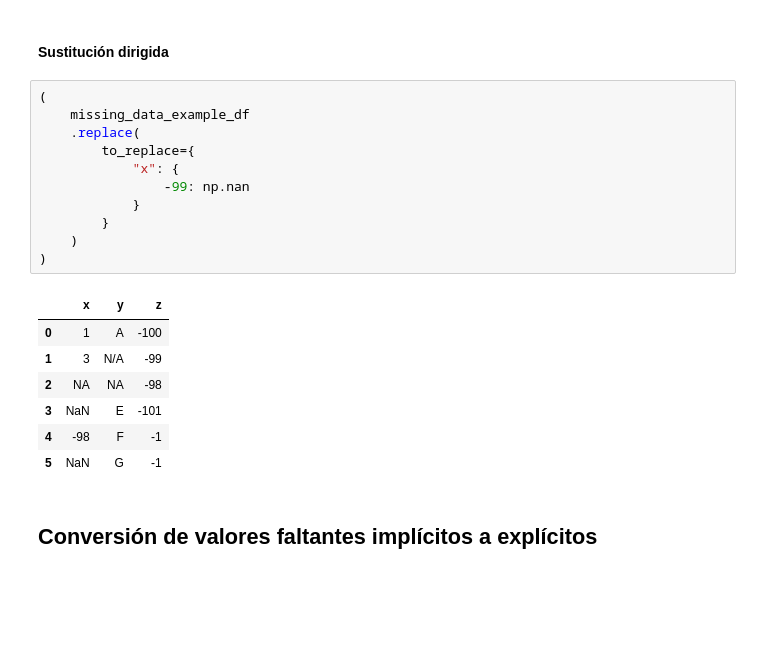
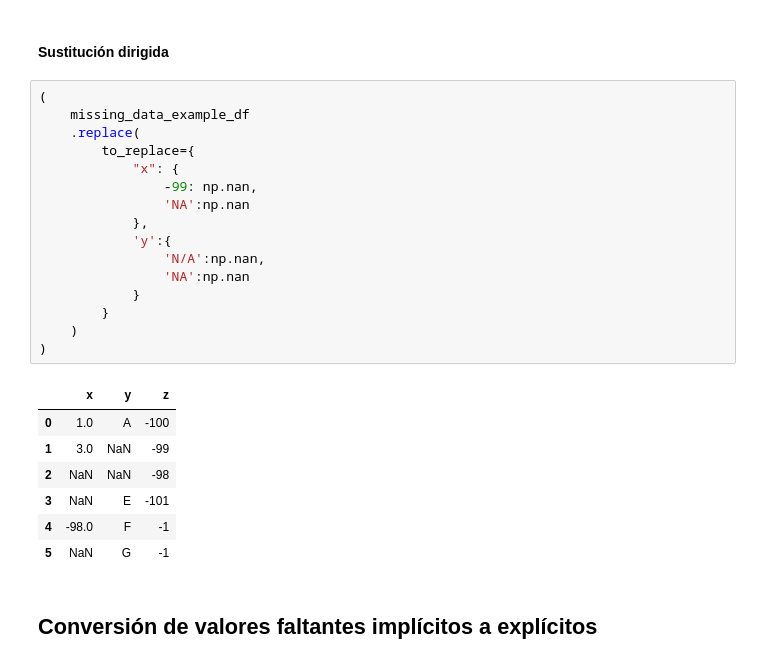
Before and after one commit to AleexSilva/Training-MissingData, a Jupyter notebook: exploration-missing-values.ipynb, the cells around one changed output. Drawn from its saved outputs; the diff is of its cells as text; blank space fills up the shorter version.

```diff
--- a/exploration-missing-values.ipynb
+++ b/exploration-missing-values.ipynb
@@ -628,21 +612,26 @@ pd.read_csv(
 # %%
 (
     missing_data_example_df
     .replace(
         to_replace={
             "x": {
-                -99: np.nan
+                -99: np.nan,
+                'NA':np.nan
+            },
+            'y':{
+                'N/A':np.nan,
+                'NA':np.nan
             }
         }
     )
 )
 # %% [output]
 |  | x | y | z |
-| 0 | 1 | A | -100 |
-| 1 | 3 | N/A | -99 |
-| 2 | NA | NA | -98 |
+| 0 | 1.0 | A | -100 |
+| 1 | 3.0 | NaN | -99 |
+| 2 | NaN | NaN | -98 |
 | 3 | NaN | E | -101 |
-| 4 | -98 | F | -1 |
+| 4 | -98.0 | F | -1 |
 | 5 | NaN | G | -1 |
 # %% [markdown]
 ## Conversión de valores faltantes implícitos a explícitos
```
Also changed, not shown: parts of 1 cell of this notebook, 1 other file.
